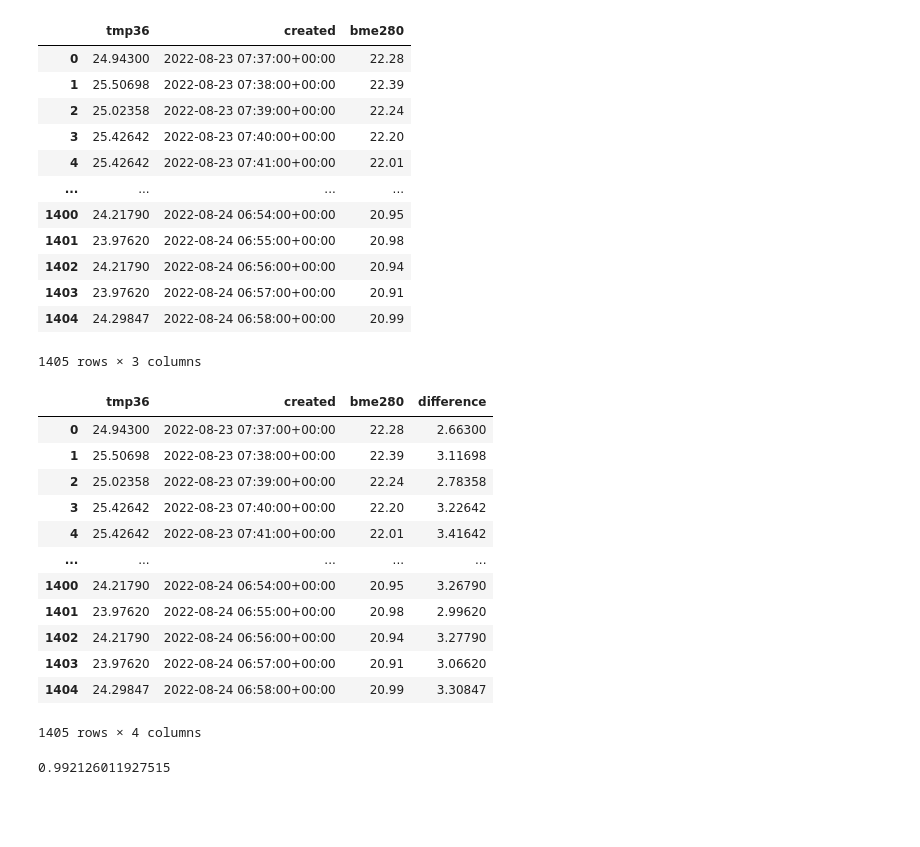
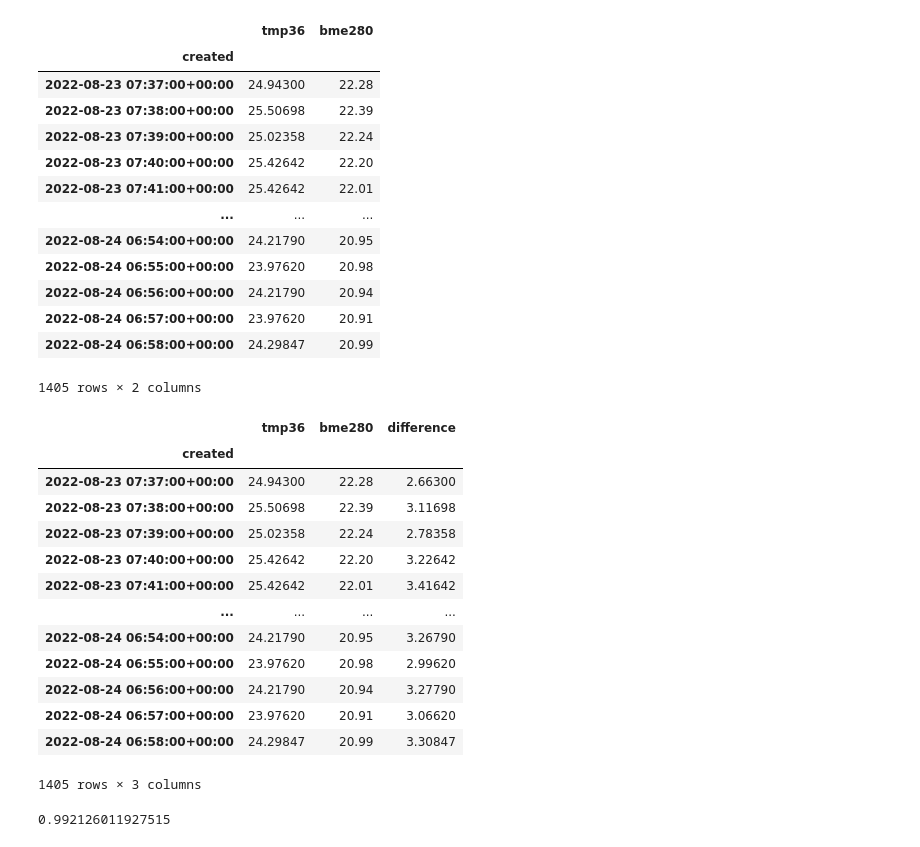
Before and after one commit to romilly/compare-temperatures, a Jupyter notebook: notebooks/plot-temperatures.ipynb, the cells around one changed output. Saved outputs shown, nothing was run; the diff lists cells and outputs as text; code cells hidden in the pictures; blank space fills up the shorter version.

```diff
--- a/notebooks/plot-temperatures.ipynb
+++ b/notebooks/plot-temperatures.ipynb
@@ -25,38 +43,40 @@ bme280
 # %%
-merged_temps = pandas.merge(tmp36, bme280)
+merged_temps = pandas.merge(tmp36, bme280, left_index=True, right_index=True)
 merged_temps
 # %% [output]
-|  | tmp36 | created | bme280 |
-| 0 | 24.94300 | 2022-08-23 07:37:00+00:00 | 22.28 |
-| 1 | 25.50698 | 2022-08-23 07:38:00+00:00 | 22.39 |
-| 2 | 25.02358 | 2022-08-23 07:39:00+00:00 | 22.24 |
-| 3 | 25.42642 | 2022-08-23 07:40:00+00:00 | 22.20 |
-| 4 | 25.42642 | 2022-08-23 07:41:00+00:00 | 22.01 |
-| ... | ... | ... | ... |
-| 1400 | 24.21790 | 2022-08-24 06:54:00+00:00 | 20.95 |
-| 1401 | 23.97620 | 2022-08-24 06:55:00+00:00 | 20.98 |
-| 1402 | 24.21790 | 2022-08-24 06:56:00+00:00 | 20.94 |
-| 1403 | 23.97620 | 2022-08-24 06:57:00+00:00 | 20.91 |
-| 1404 | 24.29847 | 2022-08-24 06:58:00+00:00 | 20.99 |
+|  | tmp36 | bme280 |
+| created |  |  |
+| 2022-08-23 07:37:00+00:00 | 24.94300 | 22.28 |
+| 2022-08-23 07:38:00+00:00 | 25.50698 | 22.39 |
+| 2022-08-23 07:39:00+00:00 | 25.02358 | 22.24 |
+| 2022-08-23 07:40:00+00:00 | 25.42642 | 22.20 |
+| 2022-08-23 07:41:00+00:00 | 25.42642 | 22.01 |
+| ... | ... | ... |
+| 2022-08-24 06:54:00+00:00 | 24.21790 | 20.95 |
+| 2022-08-24 06:55:00+00:00 | 23.97620 | 20.98 |
+| 2022-08-24 06:56:00+00:00 | 24.21790 | 20.94 |
+| 2022-08-24 06:57:00+00:00 | 23.97620 | 20.91 |
+| 2022-08-24 06:58:00+00:00 | 24.29847 | 20.99 |
-1405 rows × 3 columns
+1405 rows × 2 columns
 # %%
 merged_temps['difference'] = merged_temps['tmp36'] - merged_temps['bme280']
 # %%
 merged_temps
 # %% [output]
-|  | tmp36 | created | bme280 | difference |
-| 0 | 24.94300 | 2022-08-23 07:37:00+00:00 | 22.28 | 2.66300 |
-| 1 | 25.50698 | 2022-08-23 07:38:00+00:00 | 22.39 | 3.11698 |
-| 2 | 25.02358 | 2022-08-23 07:39:00+00:00 | 22.24 | 2.78358 |
-| 3 | 25.42642 | 2022-08-23 07:40:00+00:00 | 22.20 | 3.22642 |
-| 4 | 25.42642 | 2022-08-23 07:41:00+00:00 | 22.01 | 3.41642 |
-| ... | ... | ... | ... | ... |
-| 1400 | 24.21790 | 2022-08-24 06:54:00+00:00 | 20.95 | 3.26790 |
-| 1401 | 23.97620 | 2022-08-24 06:55:00+00:00 | 20.98 | 2.99620 |
-| 1402 | 24.21790 | 2022-08-24 06:56:00+00:00 | 20.94 | 3.27790 |
-| 1403 | 23.97620 | 2022-08-24 06:57:00+00:00 | 20.91 | 3.06620 |
-| 1404 | 24.29847 | 2022-08-24 06:58:00+00:00 | 20.99 | 3.30847 |
+|  | tmp36 | bme280 | difference |
+| created |  |  |  |
+| 2022-08-23 07:37:00+00:00 | 24.94300 | 22.28 | 2.66300 |
+| 2022-08-23 07:38:00+00:00 | 25.50698 | 22.39 | 3.11698 |
+| 2022-08-23 07:39:00+00:00 | 25.02358 | 22.24 | 2.78358 |
+| 2022-08-23 07:40:00+00:00 | 25.42642 | 22.20 | 3.22642 |
+| 2022-08-23 07:41:00+00:00 | 25.42642 | 22.01 | 3.41642 |
+| ... | ... | ... | ... |
+| 2022-08-24 06:54:00+00:00 | 24.21790 | 20.95 | 3.26790 |
+| 2022-08-24 06:55:00+00:00 | 23.97620 | 20.98 | 2.99620 |
+| 2022-08-24 06:56:00+00:00 | 24.21790 | 20.94 | 3.27790 |
+| 2022-08-24 06:57:00+00:00 | 23.97620 | 20.91 | 3.06620 |
+| 2022-08-24 06:58:00+00:00 | 24.29847 | 20.99 | 3.30847 |
-1405 rows × 4 columns
+1405 rows × 3 columns
 # %%
 merged_temps['tmp36'].corr(merged_temps['bme280'])
 # %% [output]
```
Also changed, not shown: parts of 3 cells of this notebook, 1 other file.
